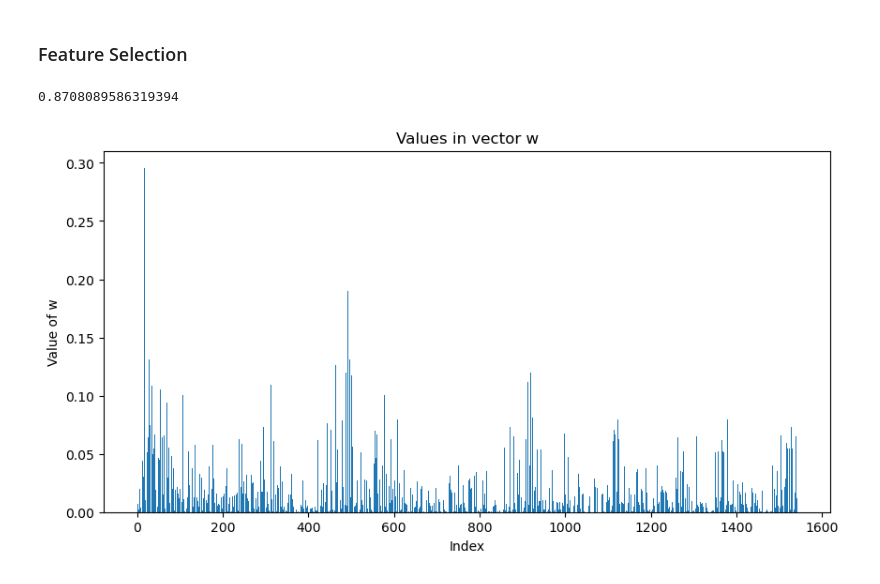
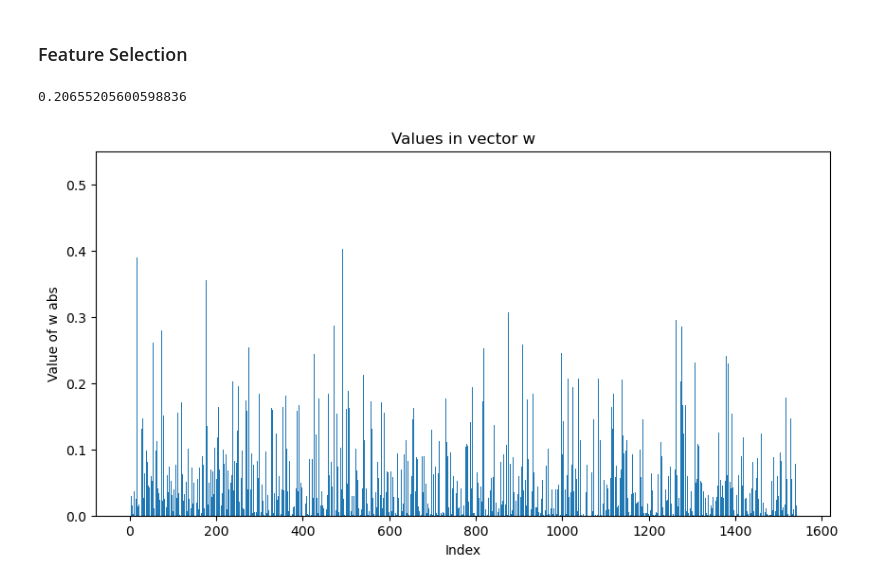
Before and after one commit to thomas-kuntz/medical-ml-predictions, a Jupyter notebook: sandbox.ipynb, the cells around one changed output. Saved outputs shown, nothing was run; the diff lists cells and outputs as text; code cells hidden in the pictures.

```diff
--- a/sandbox.ipynb
+++ b/sandbox.ipynb
@@ -333,16 +334,15 @@ w, loss = reg_logistic_regression(y_train, tx, lambda_, initial_w, max_iter, gam
 # %%
 '''
 Then we retrain our model with only the predictive features
 '''
-print(loss)
 
 w_abs = np.abs(w)
 plt.figure(figsize=(10, 5))
 plt.bar(range(len(w_abs)), w_abs)
 plt.xlabel("Index")
-plt.ylabel("Value of w")
+plt.ylabel("Value of w abs")
 plt.title("Values in vector w")
 plt.show()
 # %% [output]
-0.8708089586319394
+0.20655205600598836
-[figure, old version]
+[figure, new version]
```
Also changed, not shown: parts of 8 cells of this notebook, 1 other file.
